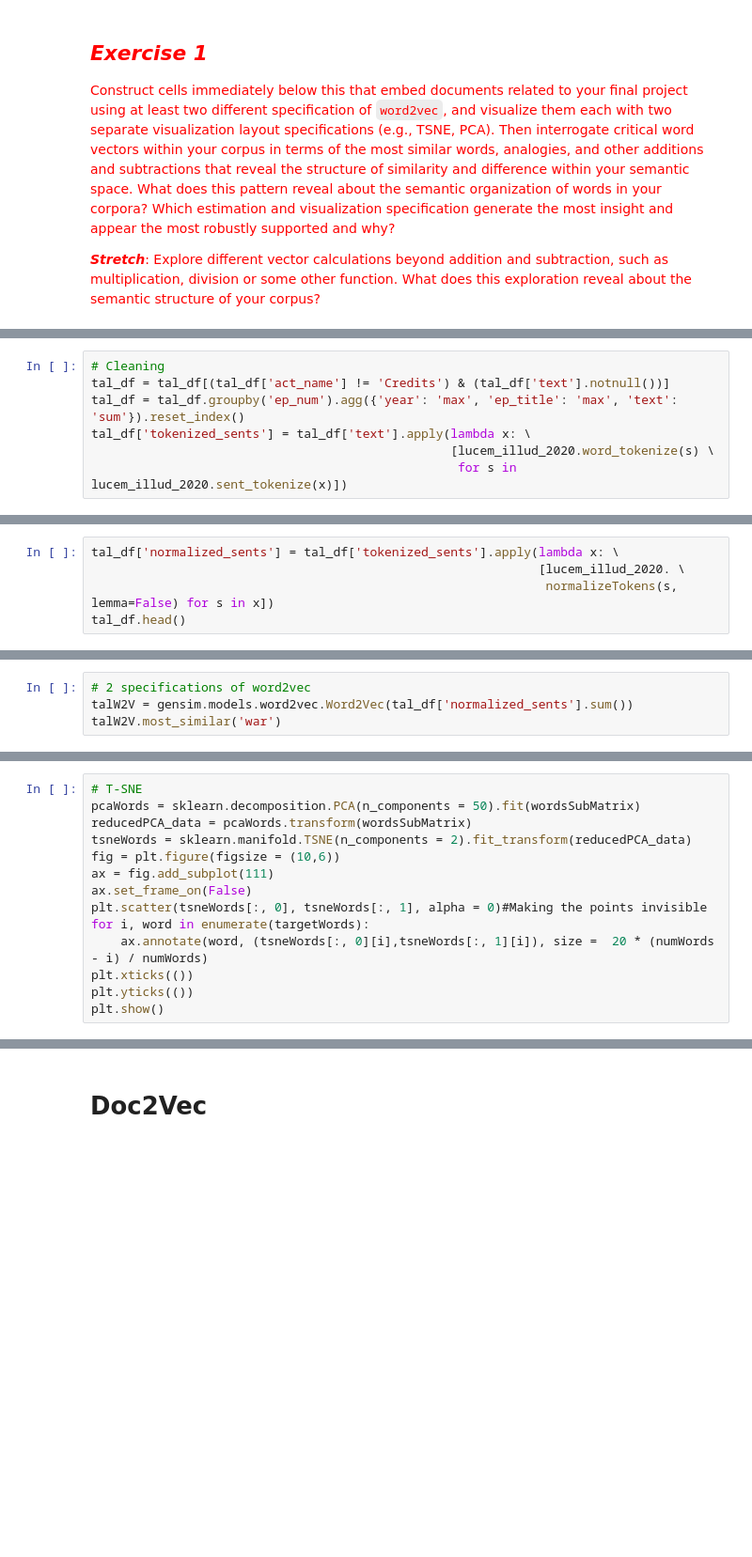
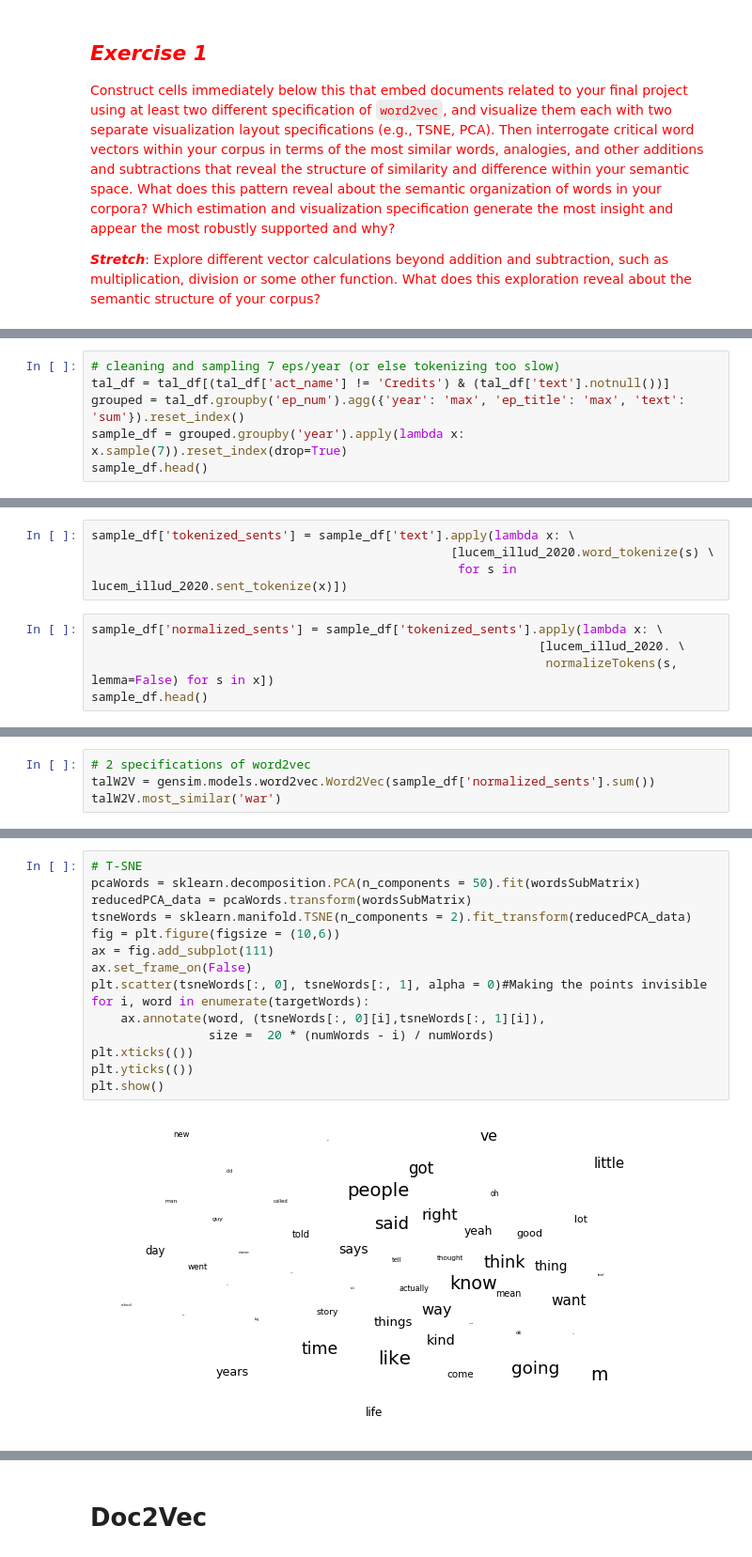
Before and after one commit to katykoenig/Content-Analysis-2020, a Jupyter notebook: week-7/7-Vector-Space-Word-Embeddings.ipynb, the cells around one changed output, grey strips where cells are left out. Shown at 94% size. Saved outputs shown, nothing was run; the diff lists cells and outputs as text; blank space fills up the shorter version.

```diff
--- a/week-7/7-Vector-Space-Word-Embeddings.ipynb
+++ b/week-7/7-Vector-Space-Word-Embeddings.ipynb
@@ -339,7 +355,6 @@ tal_df.head()
 # %%
-# Cleaning
+# cleaning and sampling 7 eps/year (or else tokenizing too slow)
 tal_df = tal_df[(tal_df['act_name'] != 'Credits') & (tal_df['text'].notnull())]
-tal_df = tal_df.groupby('ep_num').agg({'year': 'max', 'ep_title': 'max', 'text': 'sum'}).reset_index()
-tal_df['tokenized_sents'] = tal_df['text'].apply(lambda x: \
-                                                 [lucem_illud_2020.word_tokenize(s) \
-                                                  for s in lucem_illud_2020.sent_tokenize(x)])
+grouped = tal_df.groupby('ep_num').agg({'year': 'max', 'ep_title': 'max', 'text': 'sum'}).reset_index()
+sample_df = grouped.groupby('year').apply(lambda x: x.sample(7)).reset_index(drop=True)
+sample_df.head()
@@ -346,5 +368,9 @@ tal_df['tokenized_sents'] = tal_df['text'].apply(lambda x: \
+# %%
+sample_df['tokenized_sents'] = sample_df['text'].apply(lambda x: \
+                                                 [lucem_illud_2020.word_tokenize(s) \
+                                                  for s in lucem_illud_2020.sent_tokenize(x)])
 # %%
-tal_df['normalized_sents'] = tal_df['tokenized_sents'].apply(lambda x: \
+sample_df['normalized_sents'] = sample_df['tokenized_sents'].apply(lambda x: \
                                                              [lucem_illud_2020. \
                                                               normalizeTokens(s, lemma=False) for s in x])
-tal_df.head()
+sample_df.head()
@@ -351,4 +384,4 @@ tal_df.head()
 # %%
 # 2 specifications of word2vec
-talW2V = gensim.models.word2vec.Word2Vec(tal_df['normalized_sents'].sum())
+talW2V = gensim.models.word2vec.Word2Vec(sample_df['normalized_sents'].sum())
 talW2V.most_similar('war')
@@ -375,17 +481,20 @@ wordsSubMatrix
 # %%
 # T-SNE
 pcaWords = sklearn.decomposition.PCA(n_components = 50).fit(wordsSubMatrix)
 reducedPCA_data = pcaWords.transform(wordsSubMatrix)
 tsneWords = sklearn.manifold.TSNE(n_components = 2).fit_transform(reducedPCA_data)
 fig = plt.figure(figsize = (10,6))
 ax = fig.add_subplot(111)
 ax.set_frame_on(False)
 plt.scatter(tsneWords[:, 0], tsneWords[:, 1], alpha = 0)#Making the points invisible
 for i, word in enumerate(targetWords):
-    ax.annotate(word, (tsneWords[:, 0][i],tsneWords[:, 1][i]), size =  20 * (numWords - i) / numWords)
+    ax.annotate(word, (tsneWords[:, 0][i],tsneWords[:, 1][i]),
+                size =  20 * (numWords - i) / numWords)
 plt.xticks(())
 plt.yticks(())
 plt.show()
+# %% [output]
+[figure, added]
 # %%
 # PCA
 pcaWords = sklearn.decomposition.PCA(n_components = 2).fit(wordsSubMatrix)
```
Also changed, not shown: parts of 22 cells of this notebook.
